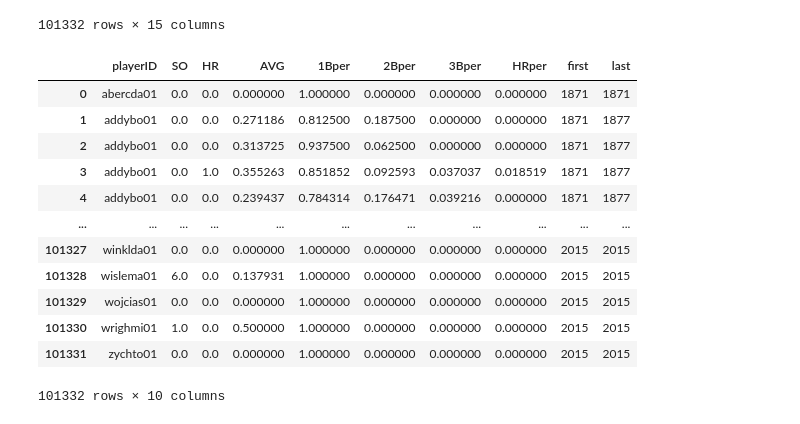
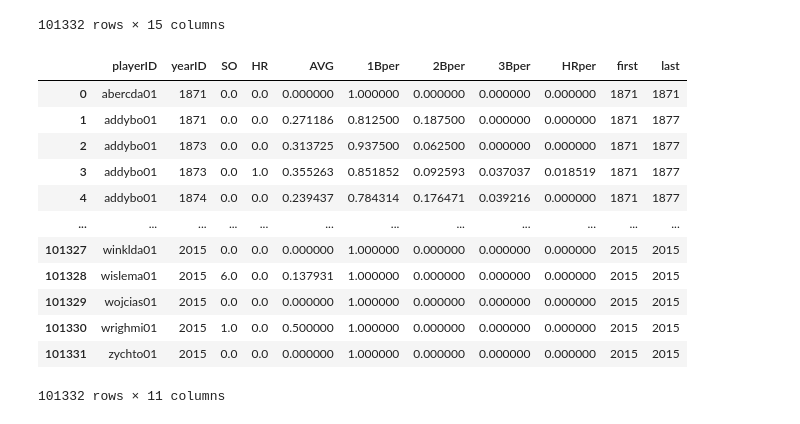
Before and after one commit to Mcusac/Project-3, a Jupyter notebook: Untitled.ipynb, the cells around one changed output. Drawn from its saved outputs; the diff is of its cells as text; code cells hidden in the pictures.

```diff
--- a/Untitled.ipynb
+++ b/Untitled.ipynb
@@ -196,22 +196,22 @@ batting_cleaner
 | 101331 | zychto01 | 2015 | 0.0 | 0.0 | 0.0 | 0.0 | 0.0 | 0.0 | 0.000000 | 0.000000 | 0.000000 | ... |
 101332 rows × 15 columns
 # %%
-batting_final = batting_cleaner[['playerID', 'SO', 'HR', 'AVG', '1Bper', '2Bper', '3Bper', 'HRper', 'first', 'last']]
+batting_final = batting_cleaner[['playerID', 'yearID','SO', 'HR', 'AVG', '1Bper', '2Bper', '3Bper', 'HRper', 'first', 'last']]
 batting_final
 # %% [output]
-|  | playerID | SO | HR | AVG | 1Bper | 2Bper | 3Bper | HRper | first | last |
-| 0 | abercda01 | 0.0 | 0.0 | 0.000000 | 1.000000 | 0.000000 | 0.000000 | 0.000000 | 1871 | 1871 |
-| 1 | addybo01 | 0.0 | 0.0 | 0.271186 | 0.812500 | 0.187500 | 0.000000 | 0.000000 | 1871 | 1877 |
-| 2 | addybo01 | 0.0 | 0.0 | 0.313725 | 0.937500 | 0.062500 | 0.000000 | 0.000000 | 1871 | 1877 |
-| 3 | addybo01 | 0.0 | 1.0 | 0.355263 | 0.851852 | 0.092593 | 0.037037 | 0.018519 | 1871 | 1877 |
-| 4 | addybo01 | 0.0 | 0.0 | 0.239437 | 0.784314 | 0.176471 | 0.039216 | 0.000000 | 1871 | 1877 |
-| ... | ... | ... | ... | ... | ... | ... | ... | ... | ... | ... |
-| 101327 | winklda01 | 0.0 | 0.0 | 0.000000 | 1.000000 | 0.000000 | 0.000000 | 0.000000 | 2015 | 2015 |
-| 101328 | wislema01 | 6.0 | 0.0 | 0.137931 | 1.000000 | 0.000000 | 0.000000 | 0.000000 | 2015 | 2015 |
-| 101329 | wojcias01 | 0.0 | 0.0 | 0.000000 | 1.000000 | 0.000000 | 0.000000 | 0.000000 | 2015 | 2015 |
-| 101330 | wrighmi01 | 1.0 | 0.0 | 0.500000 | 1.000000 | 0.000000 | 0.000000 | 0.000000 | 2015 | 2015 |
-| 101331 | zychto01 | 0.0 | 0.0 | 0.000000 | 1.000000 | 0.000000 | 0.000000 | 0.000000 | 2015 | 2015 |
+|  | playerID | yearID | SO | HR | AVG | 1Bper | 2Bper | 3Bper | HRper | first | last |
+| 0 | abercda01 | 1871 | 0.0 | 0.0 | 0.000000 | 1.000000 | 0.000000 | 0.000000 | 0.000000 | 1871 | 1871 |
+| 1 | addybo01 | 1871 | 0.0 | 0.0 | 0.271186 | 0.812500 | 0.187500 | 0.000000 | 0.000000 | 1871 | 1877 |
+| 2 | addybo01 | 1873 | 0.0 | 0.0 | 0.313725 | 0.937500 | 0.062500 | 0.000000 | 0.000000 | 1871 | 1877 |
+| 3 | addybo01 | 1873 | 0.0 | 1.0 | 0.355263 | 0.851852 | 0.092593 | 0.037037 | 0.018519 | 1871 | 1877 |
+| 4 | addybo01 | 1874 | 0.0 | 0.0 | 0.239437 | 0.784314 | 0.176471 | 0.039216 | 0.000000 | 1871 | 1877 |
+| ... | ... | ... | ... | ... | ... | ... | ... | ... | ... | ... | ... |
+| 101327 | winklda01 | 2015 | 0.0 | 0.0 | 0.000000 | 1.000000 | 0.000000 | 0.000000 | 0.000000 | 2015 | 2015 |
+| 101328 | wislema01 | 2015 | 6.0 | 0.0 | 0.137931 | 1.000000 | 0.000000 | 0.000000 | 0.000000 | 2015 | 2015 |
+| 101329 | wojcias01 | 2015 | 0.0 | 0.0 | 0.000000 | 1.000000 | 0.000000 | 0.000000 | 0.000000 | 2015 | 2015 |
+| 101330 | wrighmi01 | 2015 | 1.0 | 0.0 | 0.500000 | 1.000000 | 0.000000 | 0.000000 | 0.000000 | 2015 | 2015 |
+| 101331 | zychto01 | 2015 | 0.0 | 0.0 | 0.000000 | 1.000000 | 0.000000 | 0.000000 | 0.000000 | 2015 | 2015 |
-101332 rows × 10 columns
+101332 rows × 11 columns
 # %%
 database = "Baseball.sqlite"
 conn = sqlite3.connect(database)
```
Also changed, not shown: 6 other files.
